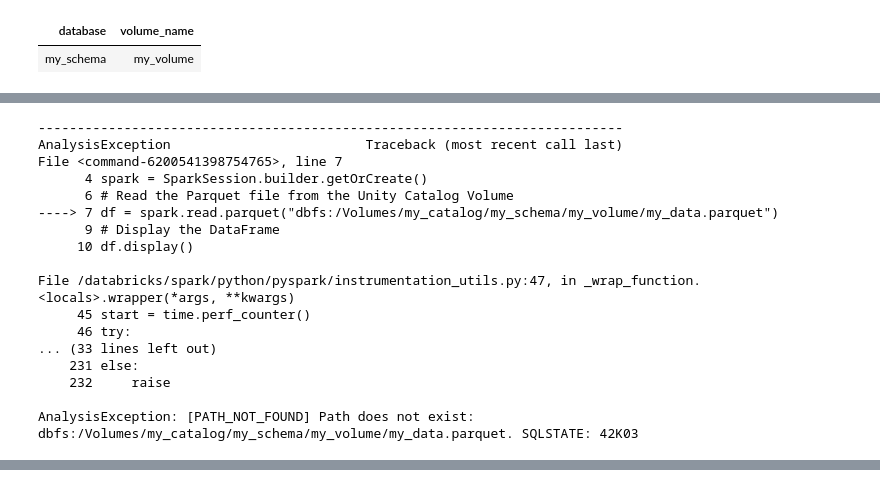
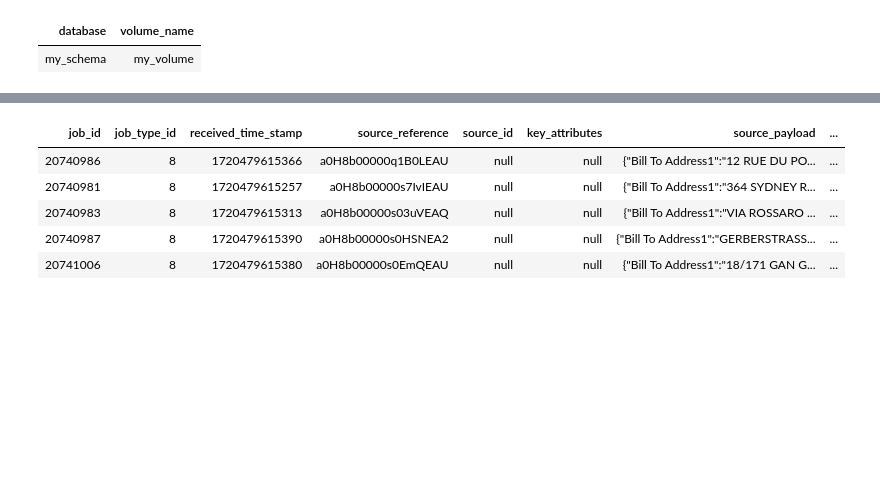
Before and after one commit to puneet3663/databricks, a Jupyter notebook: sample read from volume.ipynb, the cells around one changed output, grey strips where cells are left out. Saved outputs shown, nothing was run; the diff lists cells and outputs as text; code cells hidden in the pictures; blank space fills up the shorter version.

```diff
--- a/sample read from volume.ipynb
+++ b/sample read from volume.ipynb
@@ -109,31 +19,2 @@ SHOW FILES IN my_catalog.my_schema.my_volume
-# %%
-from pyspark.sql import SparkSession
-
-# Initialize Spark session
-spark = SparkSession.builder.getOrCreate()
-
-# Read the Parquet file from the Unity Catalog Volume
-df = spark.read.parquet("dbfs:/Volumes/my_catalog/my_schema/my_volume/my_data.parquet")
-
-# Display the DataFrame
-df.display()
-# %% [output]
----------------------------------------------------------------------------
-AnalysisException                         Traceback (most recent call last)
-File <command-6200541398754765>, line 7
-      4 spark = SparkSession.builder.getOrCreate()
-      6 # Read the Parquet file from the Unity Catalog Volume
-----> 7 df = spark.read.parquet("dbfs:/Volumes/my_catalog/my_schema/my_volume/my_data.parquet")
-      9 # Display the DataFrame
-     10 df.display()
-
-File /databricks/spark/python/pyspark/instrumentation_utils.py:47, in _wrap_function.<locals>.wrapper(*args, **kwargs)
-     45 start = time.perf_counter()
-     46 try:
-... (33 lines left out)
-    231 else:
-    232     raise
-
-AnalysisException: [PATH_NOT_FOUND] Path does not exist: dbfs:/Volumes/my_catalog/my_schema/my_volume/my_data.parquet. SQLSTATE: 42K03
 # %%
 df = spark.read.parquet("dbfs:/Volumes/my_catalog/my_schema/my_volume/myfile.parquet")
@@ -146,5 +27,5 @@ df.createOrReplaceTempView("my_temp_table")
 # %%
 %sql
 
-select * from my_temp_table
+select * from my_temp_table limit 5
 # %% [output]
@@ -151,0 +32,6 @@ select * from my_temp_table
+| job_id | job_type_id | received_time_stamp | source_reference | source_id | key_attributes | source_payload | ... |
+| 20740986 | 8 | 1720479615366 | a0H8b00000q1B0LEAU | null | null | {"Bill To Address1":"12 RUE DU PO... | ... |
+| 20740981 | 8 | 1720479615257 | a0H8b00000s7IvIEAU | null | null | {"Bill To Address1":"364 SYDNEY R... | ... |
+| 20740983 | 8 | 1720479615313 | a0H8b00000s03uVEAQ | null | null | {"Bill To Address1":"VIA ROSSARO ... | ... |
+| 20740987 | 8 | 1720479615390 | a0H8b00000s0HSNEA2 | null | null | {"Bill To Address1":"GERBERSTRASS... | ... |
+| 20741006 | 8 | 1720479615380 | a0H8b00000s0EmQEAU | null | null | {"Bill To Address1":"18/171 GAN G... | ... |
```
Also changed, not shown: parts of 6 cells of this notebook.
